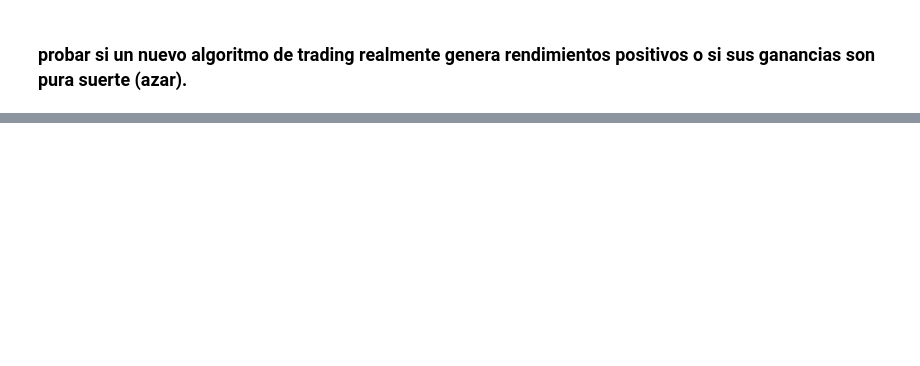
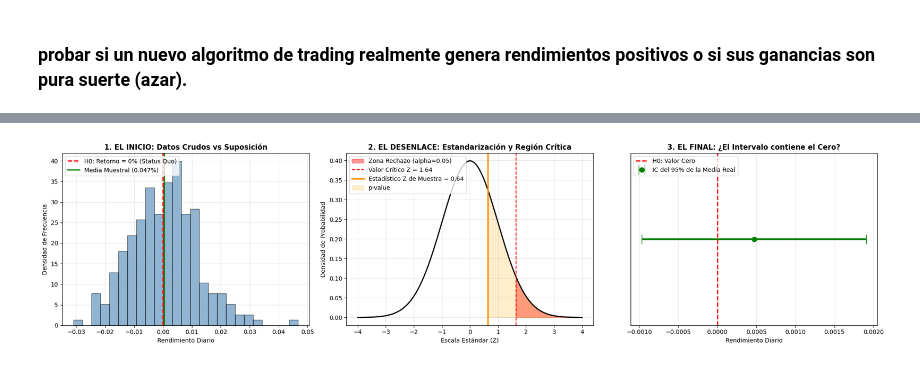
Before and after one commit to ADRIANVM117/quant-research-notes, a Jupyter notebook: quant_analysis/hyphotesis_testing.ipynb, the cells around one changed output, grey strips where cells are left out. Cells and saved outputs as stored; diff of their text form; code cells hidden in the pictures; blank space fills up the shorter version.

Commit message:
prueba de hipotesis entendimiento ejercicio

```diff
--- a/quant_analysis/hyphotesis_testing.ipynb
+++ b/quant_analysis/hyphotesis_testing.ipynb
@@ -71,0 +83,88 @@ else:
+# %%
+import numpy as np
+import scipy.stats as stats
+import matplotlib.pyplot as plt
+
+# ==========================================
+# 0. CONFIGURACIÓN DE DATOS (Mismo escenario)
+# ==========================================
+np.random.seed(42)
+true_mean, volatility, sample_size = 0.0005, 0.0120, 250
+retornos_muestra = np.random.normal(true_mean, volatility, sample_size)
+
+# Cálculos estadísticos básicos
+media_muestral = np.mean(retornos_muestra)
+desviacion_muestral = np.std(retornos_muestra, ddof=1)
+error_estandar = desviacion_muestral / np.sqrt(sample_size)
+
+# Parámetros de la prueba (H0: mu = 0)
+z_stat = (media_muestral - 0) / error_estandar
+alpha = 0.05
+valor_critico = stats.norm.ppf(1 - alpha)
+
+# Configurar lienzo de gráficos
+fig, axes = plt.subplots(1, 3, figsize=(20, 5))
+
+# ==========================================
+# GRÁFICO 1: EL INICIO - Datos Crudos vs H0
+# ==========================================
+ax = axes[0]
+ax.hist(retornos_muestra, bins=25, alpha=0.6, color='steelblue', edgecolor='black', density=True)
+ax.axvline(0, color='red', linestyle='--', linewidth=2, label='H0: Retorno = 0% (Status Quo)')
+ax.axvline(media_muestral, color='green', linestyle='-', linewidth=2, label=f'Media Muestral ({media_muestral*100:.3f}%)')
+ax.set_title("1. EL INICIO: Datos Crudos vs Suposición", fontsize=12, fontweight='bold')
+ax.set_xlabel("Rendimiento Diario")
+ax.set_ylabel("Densidad de Frecuencia")
+ax.legend(loc='upper left')
+ax.grid(alpha=0.3)
+
+# ==========================================
+# GRÁFICO 2: EL DESENLACE - Estadístico, Valor Crítico y p-Value
+# ==========================================
+ax = axes[1]
+x = np.linspace(-4, 4, 500)
+y = stats.norm.pdf(x, 0, 1)
+ax.plot(x, y, color='black', linewidth=2)
+
+# Zona de rechazo (Alpha = 5%)
+x_rechazo = np.linspace(valor_critico, 4, 100)
+ax.fill_between(x_rechazo, stats.norm.pdf(x_rechazo, 0, 1), color='red', alpha=0.4, label=f'Zona Rechazo (alpha={alpha})')
+
+# Líneas del examen FRM
+ax.axvline(valor_critico, color='red', linestyle='--', label=f'Valor Crítico Z = {valor_critico:.2f}')
+ax.axvline(z_stat, color='darkorange', linestyle='-', linewidth=2.5, label=f'Estadístico Z de Muestra = {z_stat:.2f}')
+
+# Sombrear p-value (área a la derecha de Z observado)
+x_p = np.linspace(z_stat, 4, 100)
+ax.fill_between(x_p, stats.norm.pdf(x_p, 0, 1), color='orange', alpha=0.2, label='p-value')
+
+ax.set_title("2. EL DESENLACE: Estandarización y Región Crítica", fontsize=12, fontweight='bold')
+ax.set_xlabel("Escala Estándar (Z)")
+ax.set_ylabel("Densidad de Probabilidad")
+ax.legend(loc='upper left')
+ax.grid(alpha=0.3)
+
+# ==========================================
+# GRÁFICO 3: EL FINAL - Intervalo de Confianza (95%)
+# ==========================================
+ax = axes[2]
+z_ic = stats.norm.ppf(1 - (1 - 0.95)/2)
+margen = z_ic * error_estandar
+ic_inf, ic_sup = media_muestral - margen, media_muestral + margen
+
+# Dibujar la línea del intervalo y la media
+ax.errorbar(media_muestral, 1, xerr=margen, fmt='o', color='green', markersize=8, capsize=8, linewidth=3, label='IC del 95% de la Media Real')
+ax.axvline(0, color='red', linestyle='--', linewidth=2, label='H0: Valor Cero')
+
+ax.set_ylim(0.5, 1.5)
+ax.set_yticks([])  # Quitar eje Y innecesario
+ax.set_title("3. EL FINAL: ¿El Intervalo contiene el Cero?", fontsize=12, fontweight='bold')
+ax.set_xlabel("Rendimiento Diario")
+ax.legend(loc='upper left')
+ax.grid(alpha=0.3)
+
+# Desplegar los tres gráficos
+plt.tight_layout()
+plt.show()
+# %% [output]
+[figure, added]
```
Also changed, not shown: parts of 1 cell of this notebook.
